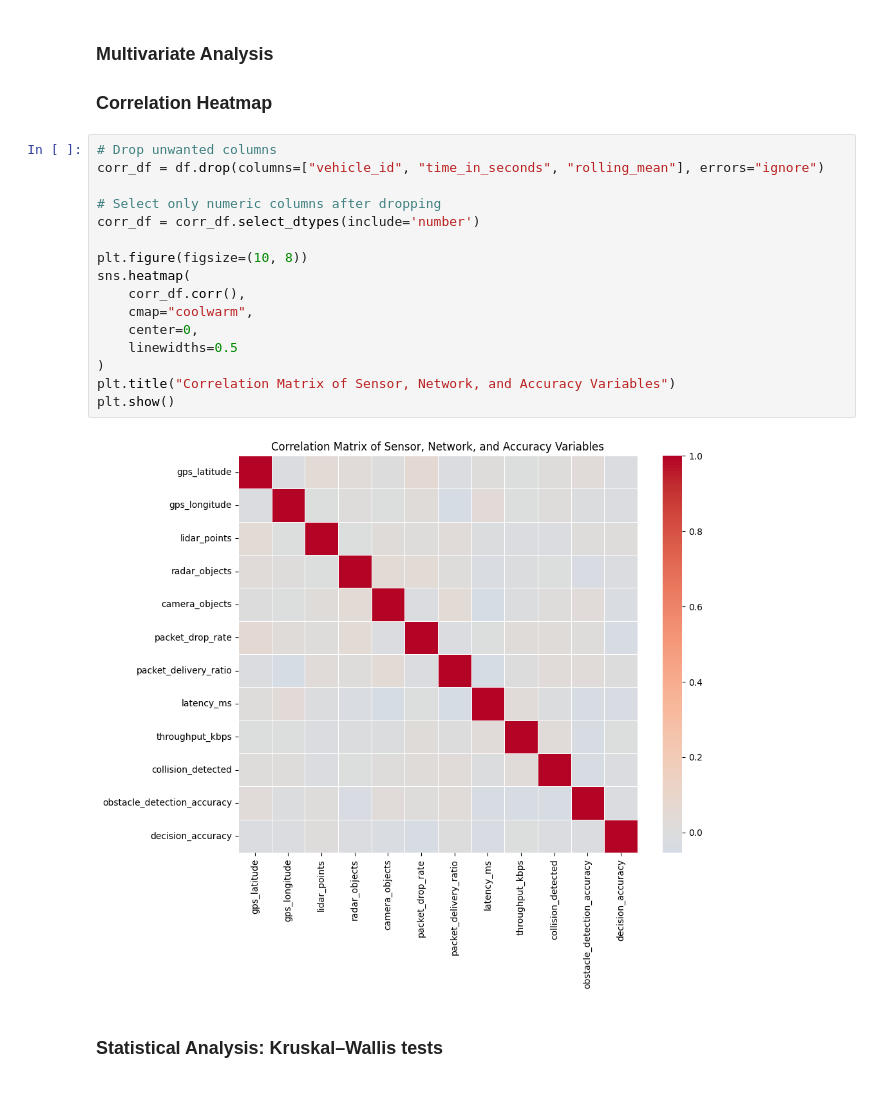
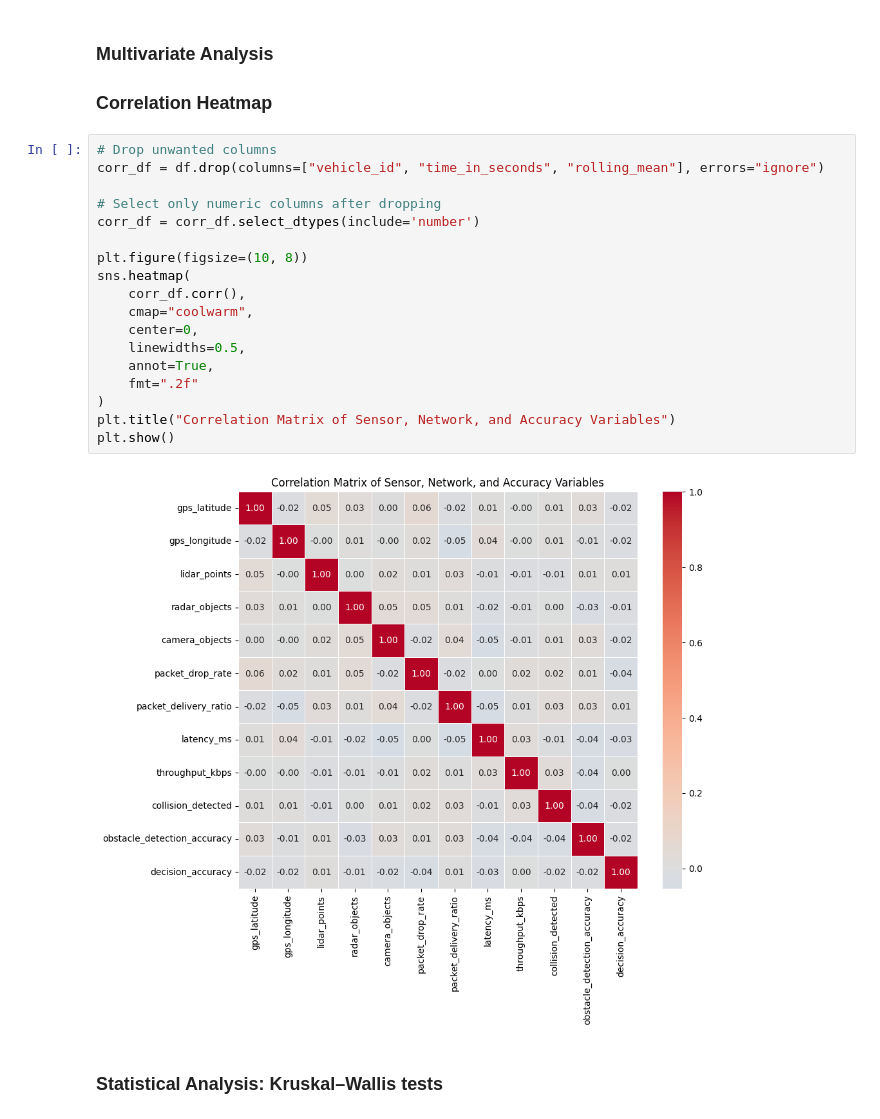
Before and after one commit to WarlockZul/Data-Analytics-Assignment-1, a Jupyter notebook: Jupyter Notebook Finalized.ipynb, the cells around one changed output. Drawn from its saved outputs; the diff is of its cells as text.

Commit message:
edited the corellation heatmap with number

```diff
--- a/Jupyter Notebook Finalized.ipynb
+++ b/Jupyter Notebook Finalized.ipynb
@@ -630,21 +630,23 @@ plt.show()
 # %%
 # Drop unwanted columns
 corr_df = df.drop(columns=["vehicle_id", "time_in_seconds", "rolling_mean"], errors="ignore")
 
 # Select only numeric columns after dropping
 corr_df = corr_df.select_dtypes(include='number')
 
 plt.figure(figsize=(10, 8))
 sns.heatmap(
     corr_df.corr(),
     cmap="coolwarm",
     center=0,
-    linewidths=0.5
+    linewidths=0.5,
+    annot=True,
+    fmt=".2f"
 )
 plt.title("Correlation Matrix of Sensor, Network, and Accuracy Variables")
 plt.show()
 # %% [output]
-[figure, old version]
+[figure, new version]
 # %% [markdown]
 ### Statistical Analysis: Kruskal–Wallis tests
 # %%
```
Also changed, not shown: parts of 2 cells of this notebook.
